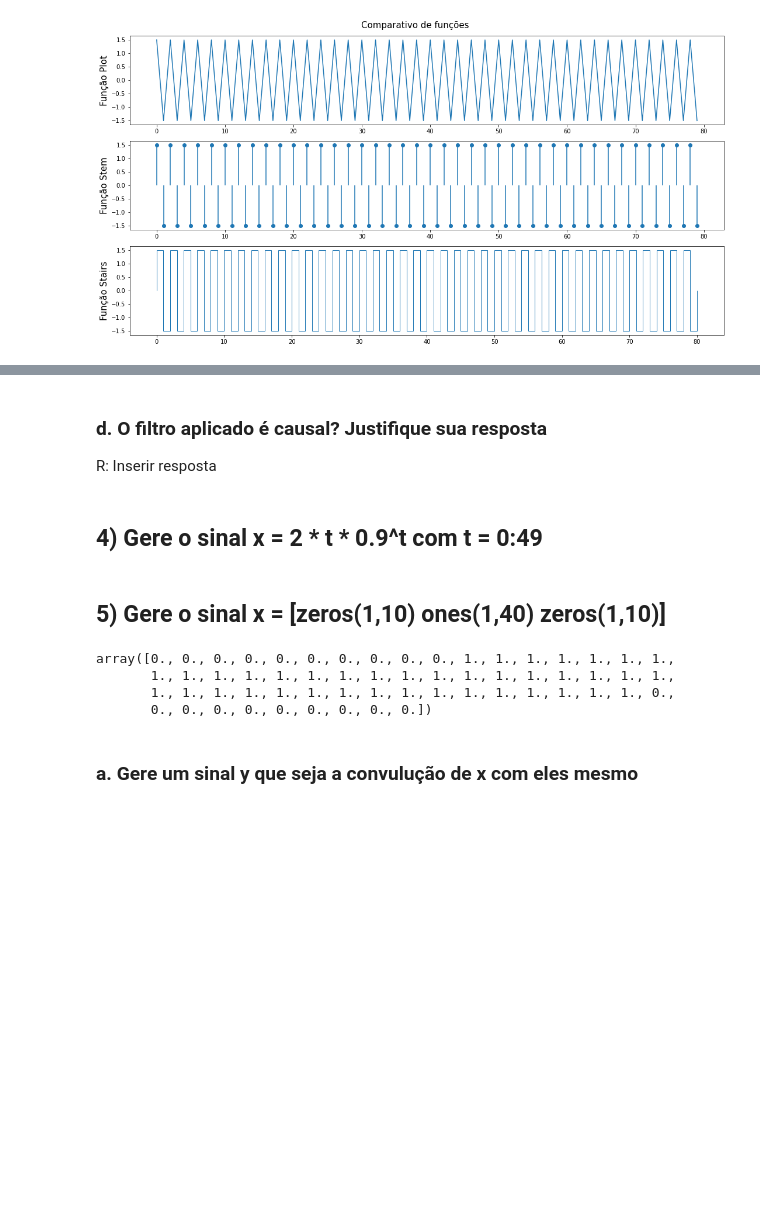
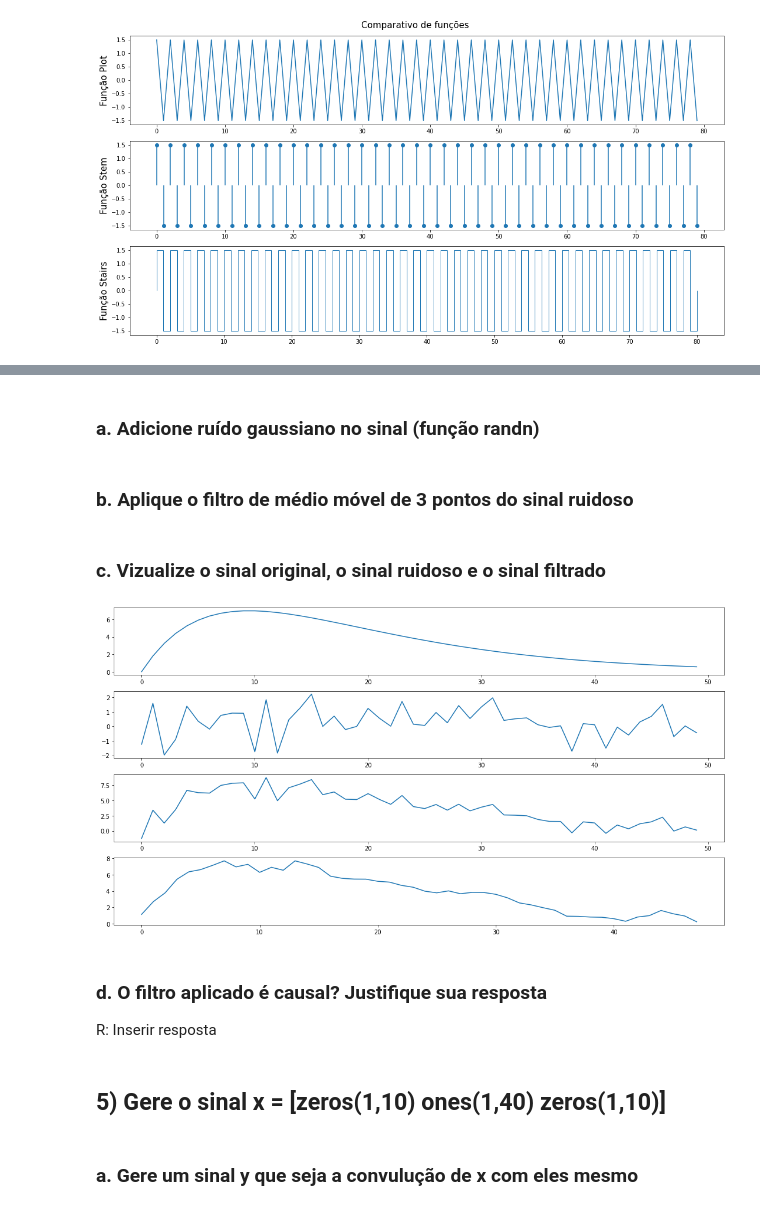
Before and after one commit to viniciusparede/te912-work1, a Jupyter notebook: experimento1.ipynb, the cells around one changed output, grey strips where cells are left out. Saved outputs shown, nothing was run; the diff lists cells and outputs as text; code cells hidden in the pictures; blank space fills up the shorter version.

```diff
--- a/experimento1.ipynb
+++ b/experimento1.ipynb
@@ -291,19 +296,51 @@ fig.tight_layout()
+# %%
+# Vetor tempo de 50 posições
+t = np.linspace(0, 49, 50)
+
+# Sinal
+sinal = 2 * t * pow(0.9, t)
+# %% [markdown]
+### a. Adicione ruído gaussiano no sinal (função randn)
+# %%
+# Ruído Gaussiano
+ruido = np.random.randn(1, 50).T
+ruido_list = list()
+for _, element in enumerate(ruido):
+    ruido_list.append(element[0])
+ruido = np.array(ruido_list)
+
+# Sinal ruidoso
+z = ruido + sinal
+# %% [markdown]
+### b. Aplique o filtro de médio móvel de 3 pontos do sinal ruidoso
+# %%
+def moving_average(a, n) :
+    ret = np.cumsum(a, dtype=float)
+    ret[n:] = ret[n:] - ret[:-n]
+    return ret[n - 1:] / n
+
+filtro = moving_average(z, 3)
+# %% [markdown]
+### c. Vizualize o sinal original, o sinal ruidoso e o sinal filtrado
+# %%
+fig, ax = plt.subplots(nrows=4, ncols=1, figsize=(15, 8))
+
+ax[0].plot(t, sinal)
+ax[1].plot(t, ruido)
+ax[2].plot(t, z)
+ax[3].plot(filtro)
+
+fig.tight_layout()
+# %% [output]
+[figure, added]
 # %% [markdown]
 ### d. O filtro aplicado é causal? Justifique sua resposta
 R: Inserir resposta
-# %% [markdown]
-## 4) Gere o sinal x = 2 * t * 0.9^t com t = 0:49
 # %% [markdown]
 ## 5) Gere o sinal x = [zeros(1,10) ones(1,40) zeros(1,10)]
 # %%
 x = [np.zeros(10), np.ones(40), np.zeros(10)]
 x = np.concatenate(x)
-x
-# %% [output]
-array([0., 0., 0., 0., 0., 0., 0., 0., 0., 0., 1., 1., 1., 1., 1., 1., 1.,
-       1., 1., 1., 1., 1., 1., 1., 1., 1., 1., 1., 1., 1., 1., 1., 1., 1.,
-       1., 1., 1., 1., 1., 1., 1., 1., 1., 1., 1., 1., 1., 1., 1., 1., 0.,
-       0., 0., 0., 0., 0., 0., 0., 0., 0.])
 # %% [markdown]
 ### a. Gere um sinal y que seja a convulução de x com eles mesmo
 # %%
```
Also changed, not shown: parts of 10 cells of this notebook, 1 other file.
